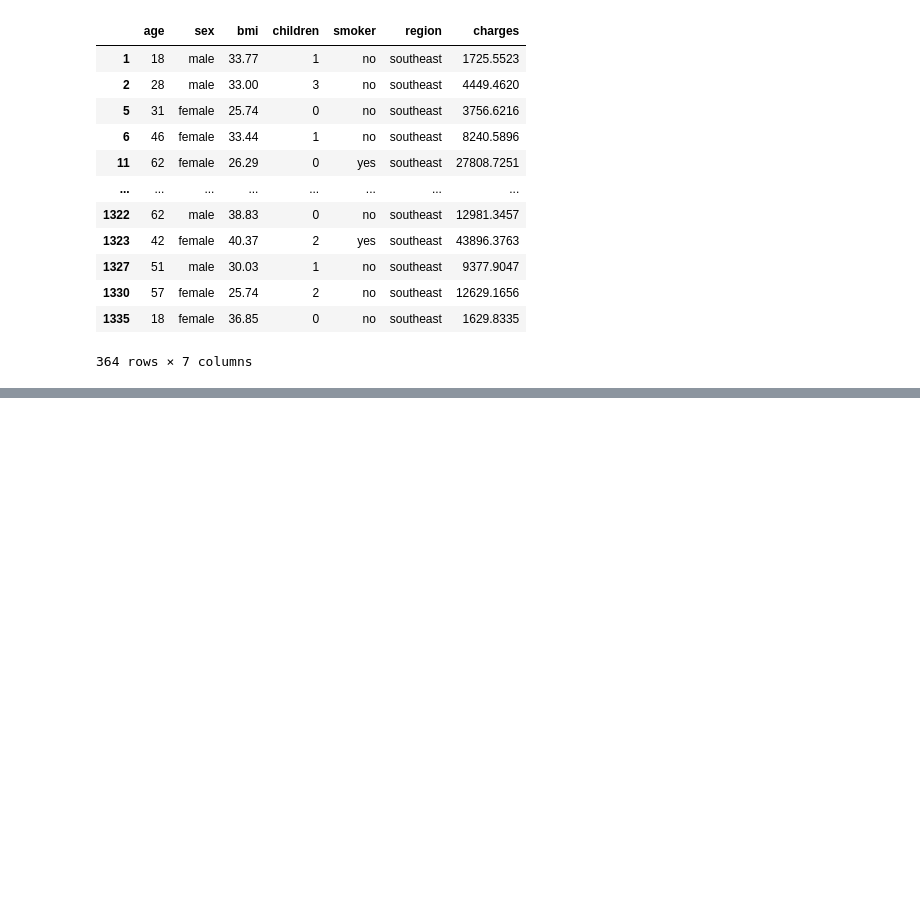
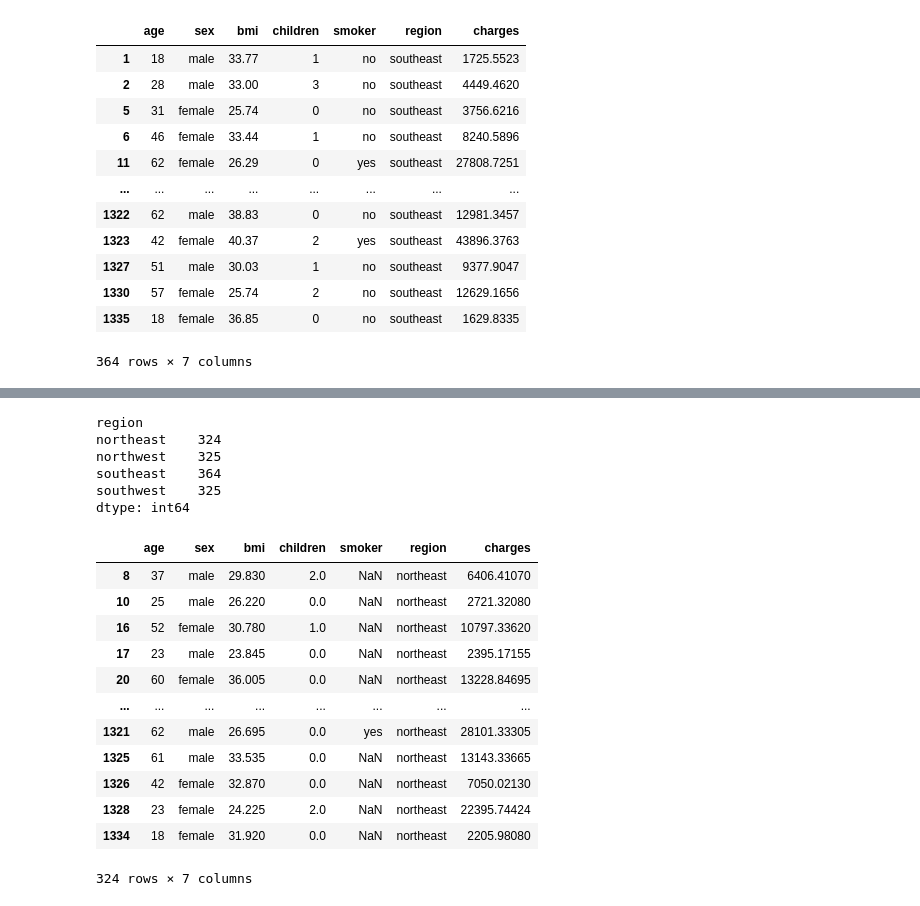
Before and after one commit to moni14-code/dataScience, a Jupyter notebook: medicalCost.ipynb, the cells around one changed output, grey strips where cells are left out. Drawn from its saved outputs; the diff is of its cells as text; code cells hidden in the pictures; blank space fills up the shorter version.

```diff
--- a/medicalCost.ipynb
+++ b/medicalCost.ipynb
@@ -160,0 +154,3 @@ grp.get_group('southeast')
+# %%
+medical['children'].replace(0, np.nan, inplace=True)
+print(medical)
@@ -160,0 +172,3 @@ grp.get_group('southeast')
+# %%
+medical['children'].replace(np.nan,0,inplace=True)
+print(medical)
@@ -160,0 +190,3 @@ grp.get_group('southeast')
+# %%
+medical['smoker'].replace('no',np.nan,inplace=True)
+print(medical)
@@ -160,0 +208,26 @@ grp.get_group('southeast')
+# %%
+group=medical.groupby(['region'])
+group.size()
+# %% [output]
+region
+northeast    324
+northwest    325
+southeast    364
+southwest    325
+dtype: int64
+# %%
+group.get_group('northeast')
+# %% [output]
+|  | age | sex | bmi | children | smoker | region | charges |
+| 8 | 37 | male | 29.830 | 2.0 | NaN | northeast | 6406.41070 |
+| 10 | 25 | male | 26.220 | 0.0 | NaN | northeast | 2721.32080 |
+| 16 | 52 | female | 30.780 | 1.0 | NaN | northeast | 10797.33620 |
+| 17 | 23 | male | 23.845 | 0.0 | NaN | northeast | 2395.17155 |
+| 20 | 60 | female | 36.005 | 0.0 | NaN | northeast | 13228.84695 |
+| ... | ... | ... | ... | ... | ... | ... | ... |
+| 1321 | 62 | male | 26.695 | 0.0 | yes | northeast | 28101.33305 |
+| 1325 | 61 | male | 33.535 | 0.0 | NaN | northeast | 13143.33665 |
+| 1326 | 42 | female | 32.870 | 0.0 | NaN | northeast | 7050.02130 |
+| 1328 | 23 | female | 24.225 | 2.0 | NaN | northeast | 22395.74424 |
+| 1334 | 18 | female | 31.920 | 0.0 | NaN | northeast | 2205.98080 |
+324 rows × 7 columns
```
Also changed, not shown: parts of 15 cells of this notebook.
